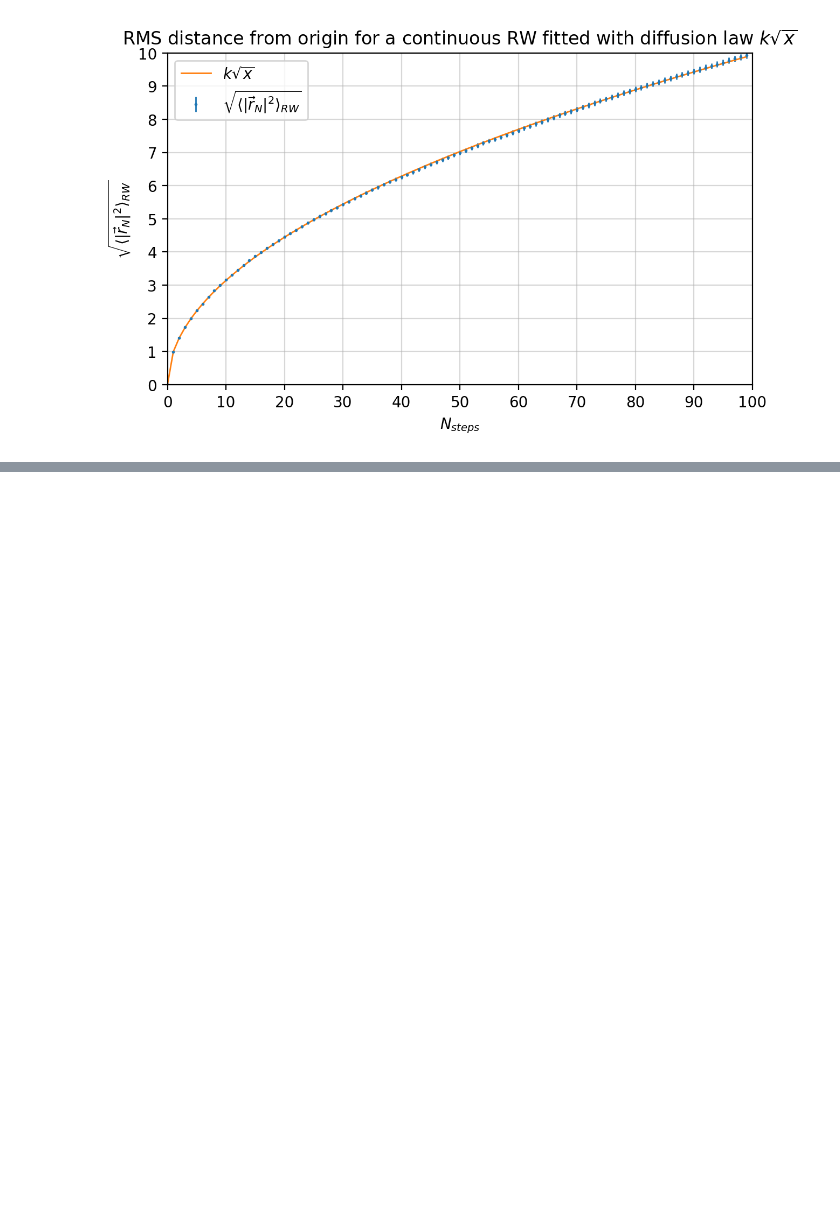
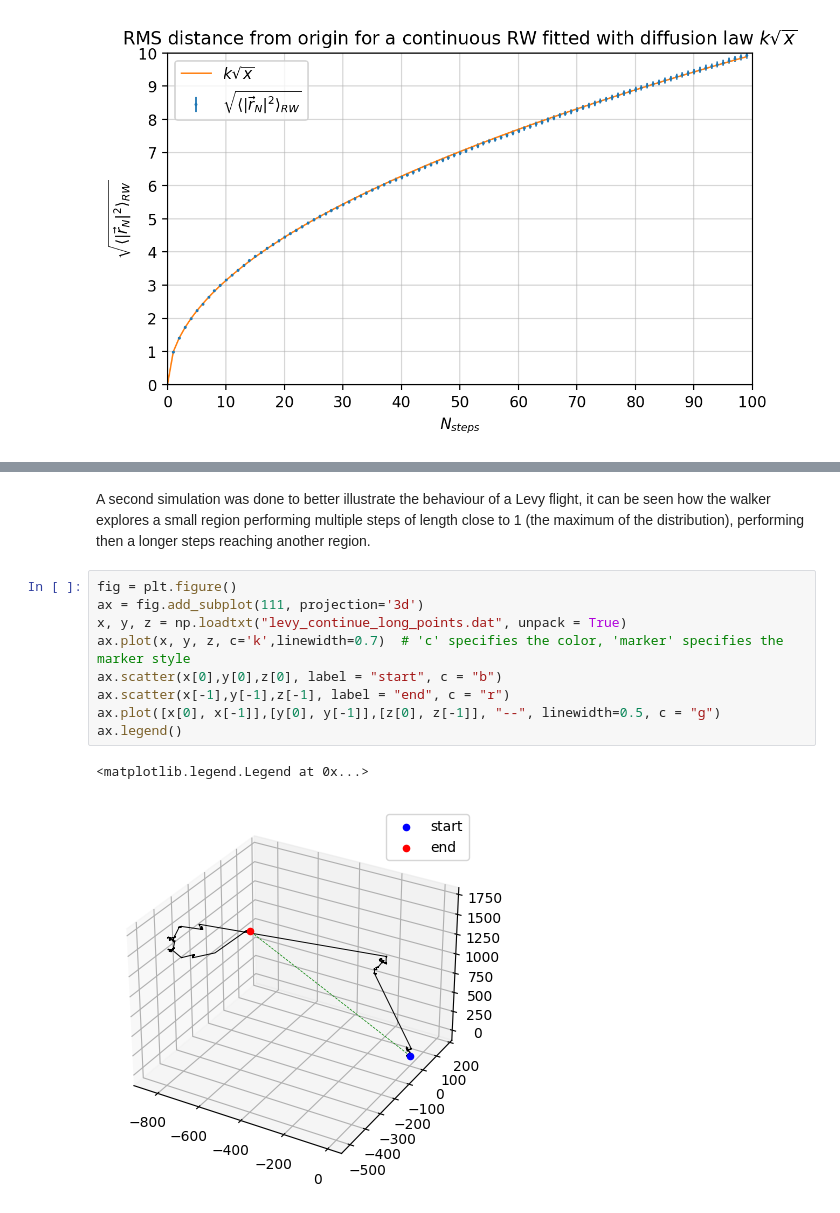
Before and after one commit to Giac97/Simulazione-Numerica, a Jupyter notebook: notebooks/Exercise 2/Exercise 2 - Analysis.ipynb, the cells around one changed output, grey strips where cells are left out. Drawn from its saved outputs; the diff is of its cells as text; blank space fills up the shorter version.

```diff
--- a/notebooks/Exercise 2/Exercise 2 - Analysis.ipynb
+++ b/notebooks/Exercise 2/Exercise 2 - Analysis.ipynb
@@ -183,0 +163,14 @@ plt.hist(levy_samples, 50)
+# %% [markdown]
+A second simulation was done to better illustrate the behaviour of a Levy flight, it can be seen how the walker explores a small region performing multiple steps of length close to 1 (the maximum of the distribution), performing then a longer steps reaching another region.
+# %%
+fig = plt.figure()
+ax = fig.add_subplot(111, projection='3d')
+x, y, z = np.loadtxt("levy_continue_long_points.dat", unpack = True)
+ax.plot(x, y, z, c='k',linewidth=0.7)  # 'c' specifies the color, 'marker' specifies the marker style
+ax.scatter(x[0],y[0],z[0], label = "start", c = "b")
+ax.scatter(x[-1],y[-1],z[-1], label = "end", c = "r")
+ax.plot([x[0], x[-1]],[y[0], y[-1]],[z[0], z[-1]], "--", linewidth=0.5, c = "g")
+ax.legend()
+# %% [output]
+<matplotlib.legend.Legend at 0x...>
+[figure, added]
```
Also changed, not shown: parts of 4 cells of this notebook, 3 other files.
